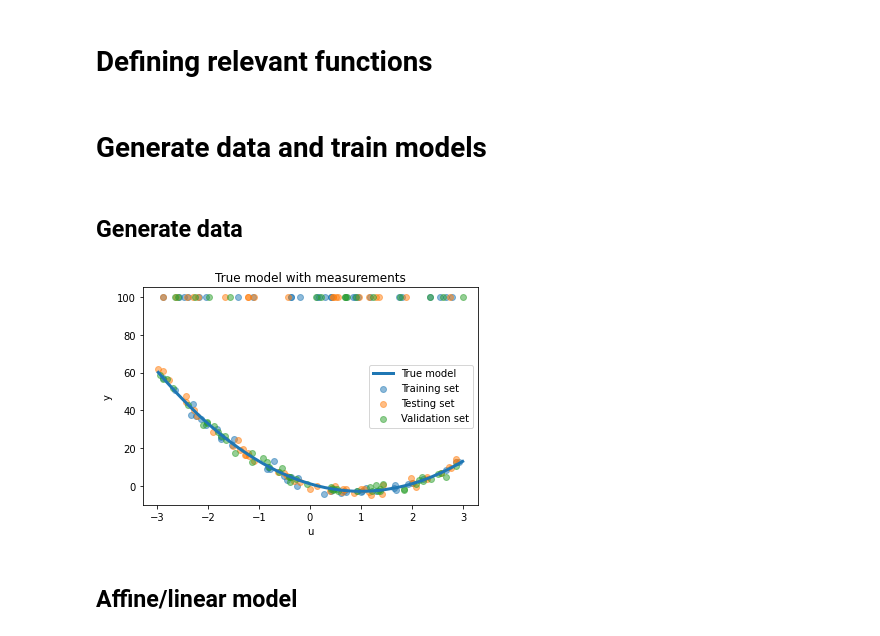
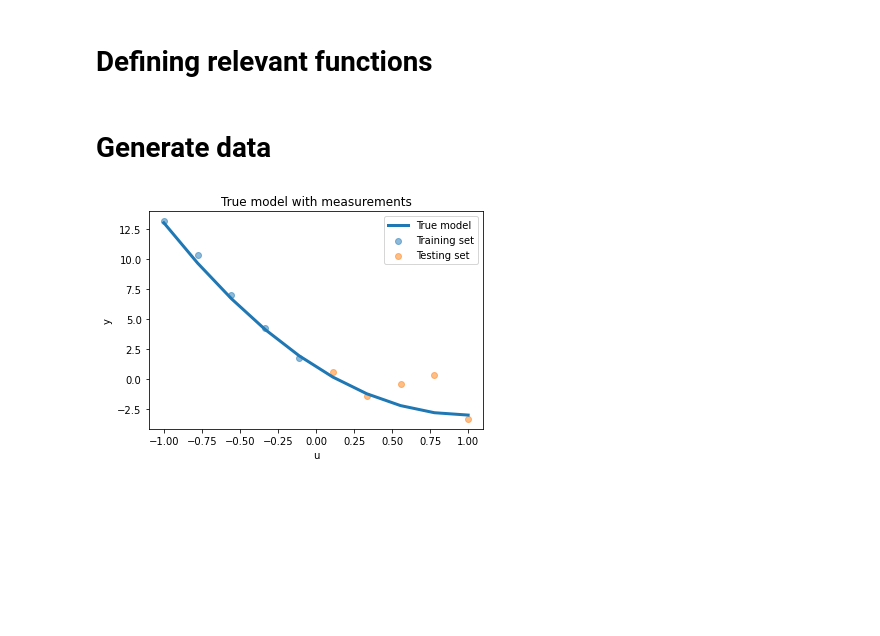
Before and after one commit to eirikff/TTK4260-Multivariat-datamodellering, a Jupyter notebook: 3-assignment/assignment3.ipynb, the cells around one changed output. Cells and saved outputs as stored; diff of their text form; code cells hidden in the pictures; blank space fills up the shorter version.

```diff
--- a/3-assignment/assignment3.ipynb
+++ b/3-assignment/assignment3.ipynb
@@ -270,9 +271,7 @@ def FIT(u: np.ndarray, y: np.ndarray, est_params: np.ndarray) -> float:
     fit = 100 * (1 - root_rss / root_var)
     return fit
 # %% [markdown]
-# Generate data and train models
+# Generate data
-# %% [markdown]
-## Generate data
 # %%
 # True model
 true_params = [1,-8,4]
@@ -290,42 +289,30 @@ np.random.seed(0)  # Non-random generation between code executions. Comment out
 range_low = -1
 range_high = 1
 
-do_sorting = False
-if do_sorting:
-    u = np.sort(np.random.uniform(range_low, range_high, N))
-else:
-    u = np.random.uniform(range_low, range_high, N)
-
-u_sorted = np.sort(u)  # only used for plotting
+u = np.linspace(range_low, range_high, N)
 y_true = y_model(u)
 
 # Generate noise
 noise = generate_noise(N, magnitude, 0, None, LaplaceParams(0, 1), seed=None)
 y_noise = y_true + noise
 
-# Add outliers
-gamma = 0.3
-y_outlier = add_outliers(y_noise, gamma)
+y = y_noise
 
 # Split into train, test and validate sets
 M = N // 2  # size of each subset
-u_train, y_train = u[0:M], y_outlier[0:M]
-u_test, y_test = u[M:2*M], y_outlier[M:2*M]
-u_val, y_val = u[2*M:3*M], y_outlier[2*M:3*M]
+u_train, y_train = u[0:M], y[0:M]
+u_test, y_test = u[M:2*M], y[M:2*M]
 # %%
 # Plot model and measurements
 plt.figure()
-plt.plot(u_sorted, y_model(u_sorted), lw=3, label="True model")
+plt.plot(u, y_model(u), lw=3, label="True model")
 # plt.scatter(u, y_outlier, alpha=0.5, label="Measurements w/ outliers")
 plt.scatter(u_train, y_train, alpha=0.5, label="Training set")
 plt.scatter(u_test, y_test, alpha=0.5, label="Testing set")
-plt.scatter(u_val, y_val, alpha=0.5, label="Validation set")
 plt.legend()
 plt.xlabel("u")
 plt.ylabel("y")
 plt.title("True model with measurements")
 plt.show()
 # %% [output]
-[figure, old version]
+[figure, new version]
-# %% [markdown]
-## Affine/linear model
```
Also changed, not shown: parts of 13 cells of this notebook.
